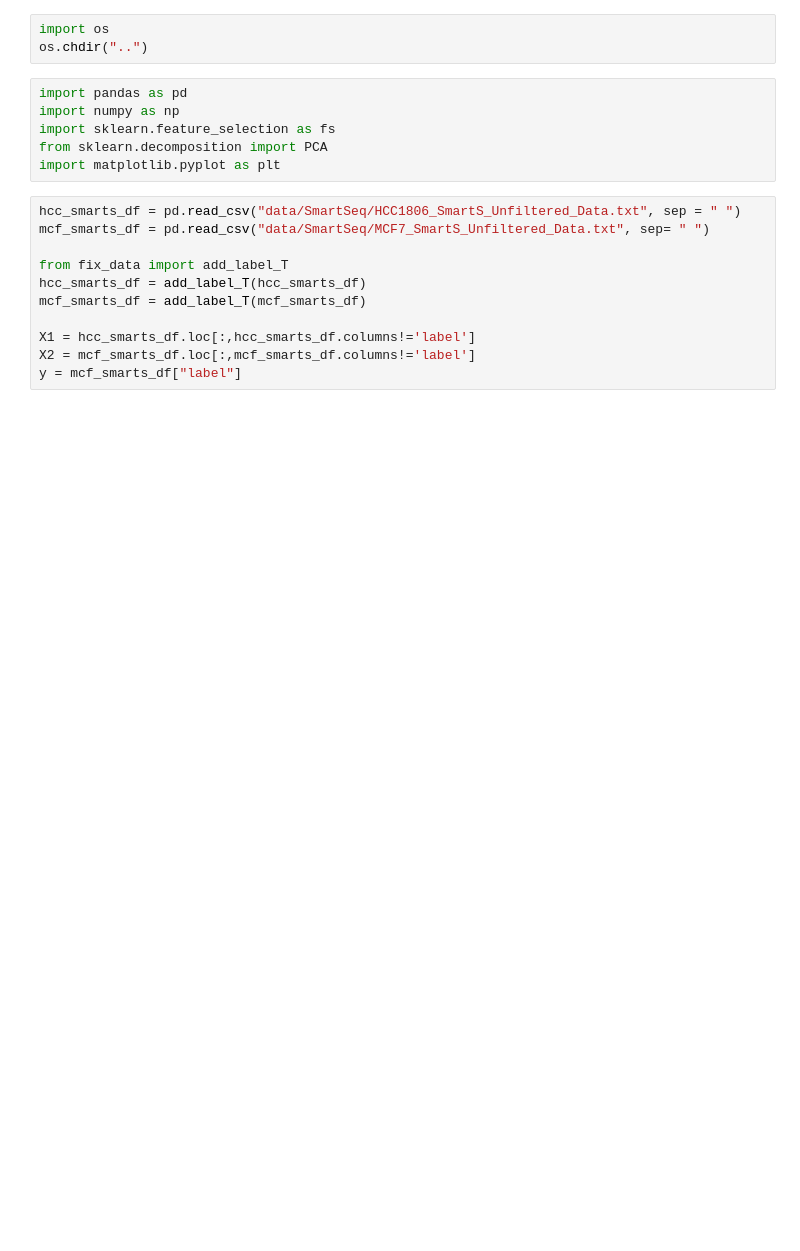
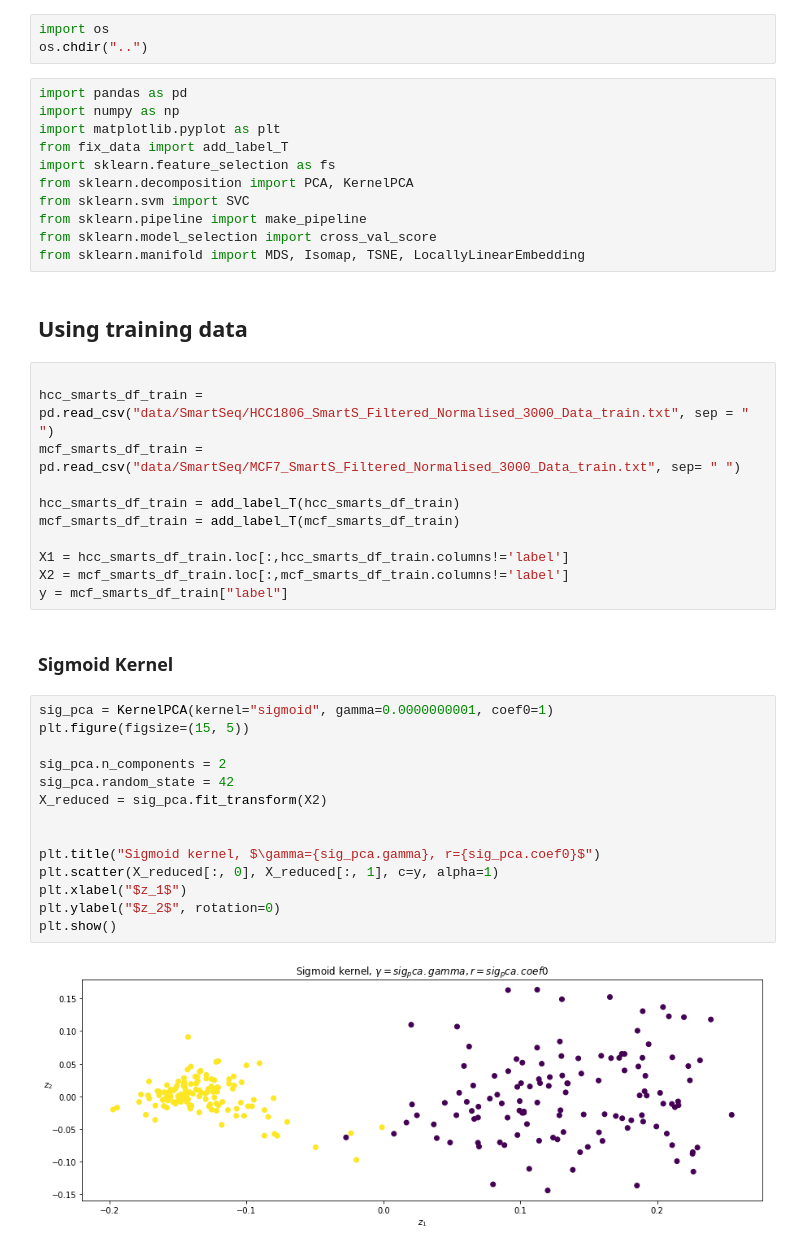
Before and after one commit to andreafabbricatore/ailab, a Jupyter notebook: data_vis/svm.ipynb, the cells around one changed output. Drawn from its saved outputs; the diff is of its cells as text; blank space fills up the shorter version.

```diff
--- a/data_vis/svm.ipynb
+++ b/data_vis/svm.ipynb
@@ -4,17 +6,42 @@ os.chdir("..")
 # %%
 import pandas as pd
 import numpy as np
+import matplotlib.pyplot as plt
+from fix_data import add_label_T
 import sklearn.feature_selection as fs
-from sklearn.decomposition import PCA
-import matplotlib.pyplot as plt
+from sklearn.decomposition import PCA, KernelPCA
+from sklearn.svm import SVC
+from sklearn.pipeline import make_pipeline
+from sklearn.model_selection import cross_val_score
+from sklearn.manifold import MDS, Isomap, TSNE, LocallyLinearEmbedding
+# %% [markdown]
+## Using training data
 # %%
-hcc_smarts_df = pd.read_csv("data/SmartSeq/HCC1806_SmartS_Unfiltered_Data.txt", sep = " ")
-mcf_smarts_df = pd.read_csv("data/SmartSeq/MCF7_SmartS_Unfiltered_Data.txt", sep= " ")
 
-from fix_data import add_label_T
-hcc_smarts_df = add_label_T(hcc_smarts_df)
-mcf_smarts_df = add_label_T(mcf_smarts_df)
+hcc_smarts_df_train = pd.read_csv("data/SmartSeq/HCC1806_SmartS_Filtered_Normalised_3000_Data_train.txt", sep = " ")
+mcf_smarts_df_train = pd.read_csv("data/SmartSeq/MCF7_SmartS_Filtered_Normalised_3000_Data_train.txt", sep= " ")
 
-X1 = hcc_smarts_df.loc[:,hcc_smarts_df.columns!='label']
-X2 = mcf_smarts_df.loc[:,mcf_smarts_df.columns!='label']
-y = mcf_smarts_df["label"]
+hcc_smarts_df_train = add_label_T(hcc_smarts_df_train)
+mcf_smarts_df_train = add_label_T(mcf_smarts_df_train)
+
+X1 = hcc_smarts_df_train.loc[:,hcc_smarts_df_train.columns!='label']
+X2 = mcf_smarts_df_train.loc[:,mcf_smarts_df_train.columns!='label']
+y = mcf_smarts_df_train["label"]
+# %% [markdown]
+### Sigmoid Kernel
+# %%
+sig_pca = KernelPCA(kernel="sigmoid", gamma=0.0000000001, coef0=1)
+plt.figure(figsize=(15, 5))
+
+sig_pca.n_components = 2
+sig_pca.random_state = 42
+X_reduced = sig_pca.fit_transform(X2)
+
+
+plt.title("Sigmoid kernel, $\gamma={sig_pca.gamma}, r={sig_pca.coef0}$")
+plt.scatter(X_reduced[:, 0], X_reduced[:, 1], c=y, alpha=1)
+plt.xlabel("$z_1$")
+plt.ylabel("$z_2$", rotation=0)
+plt.show()
+# %% [output]
+[figure, added]
```
Also changed, not shown: parts of 35 cells of this notebook.
